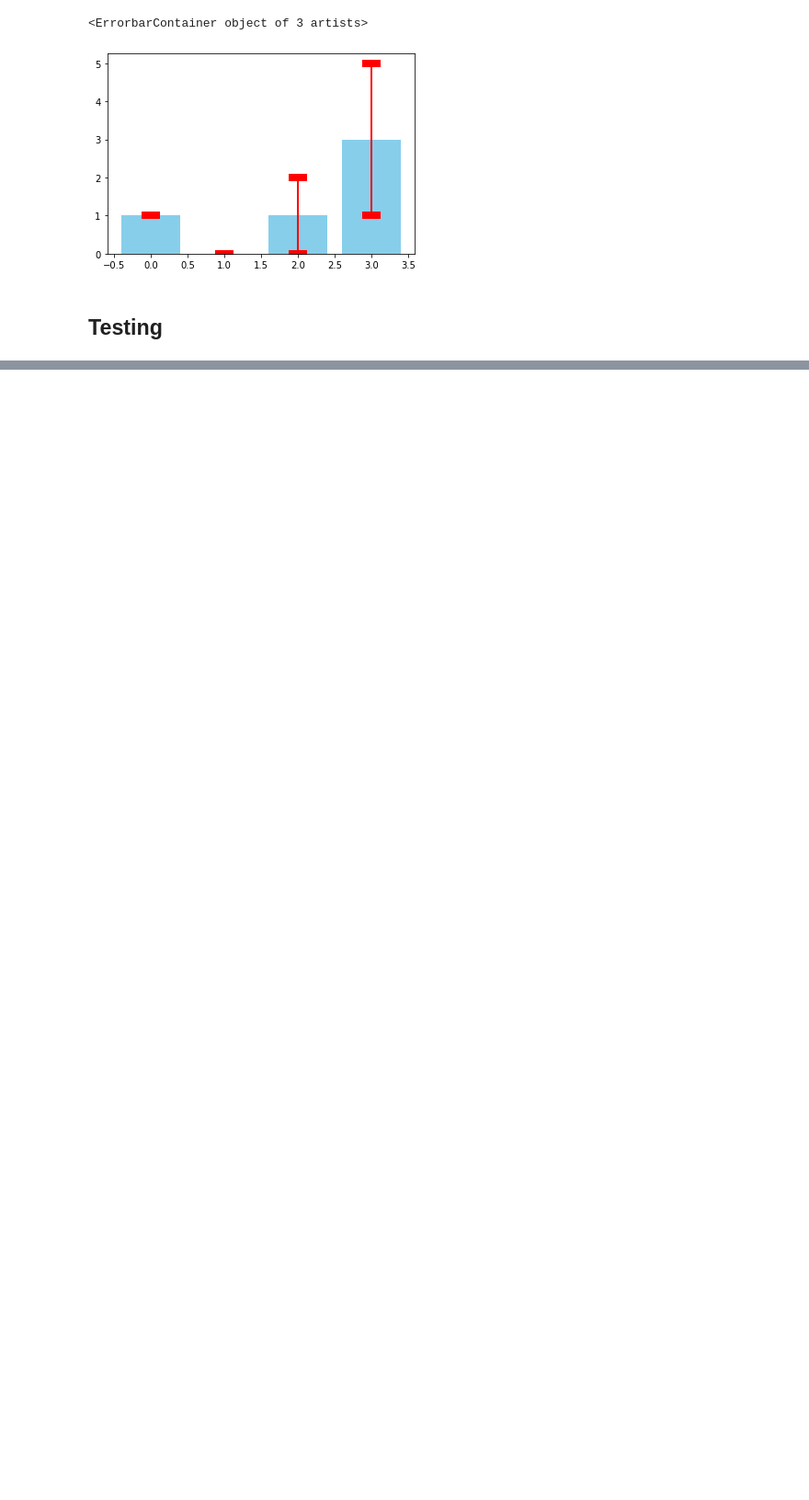
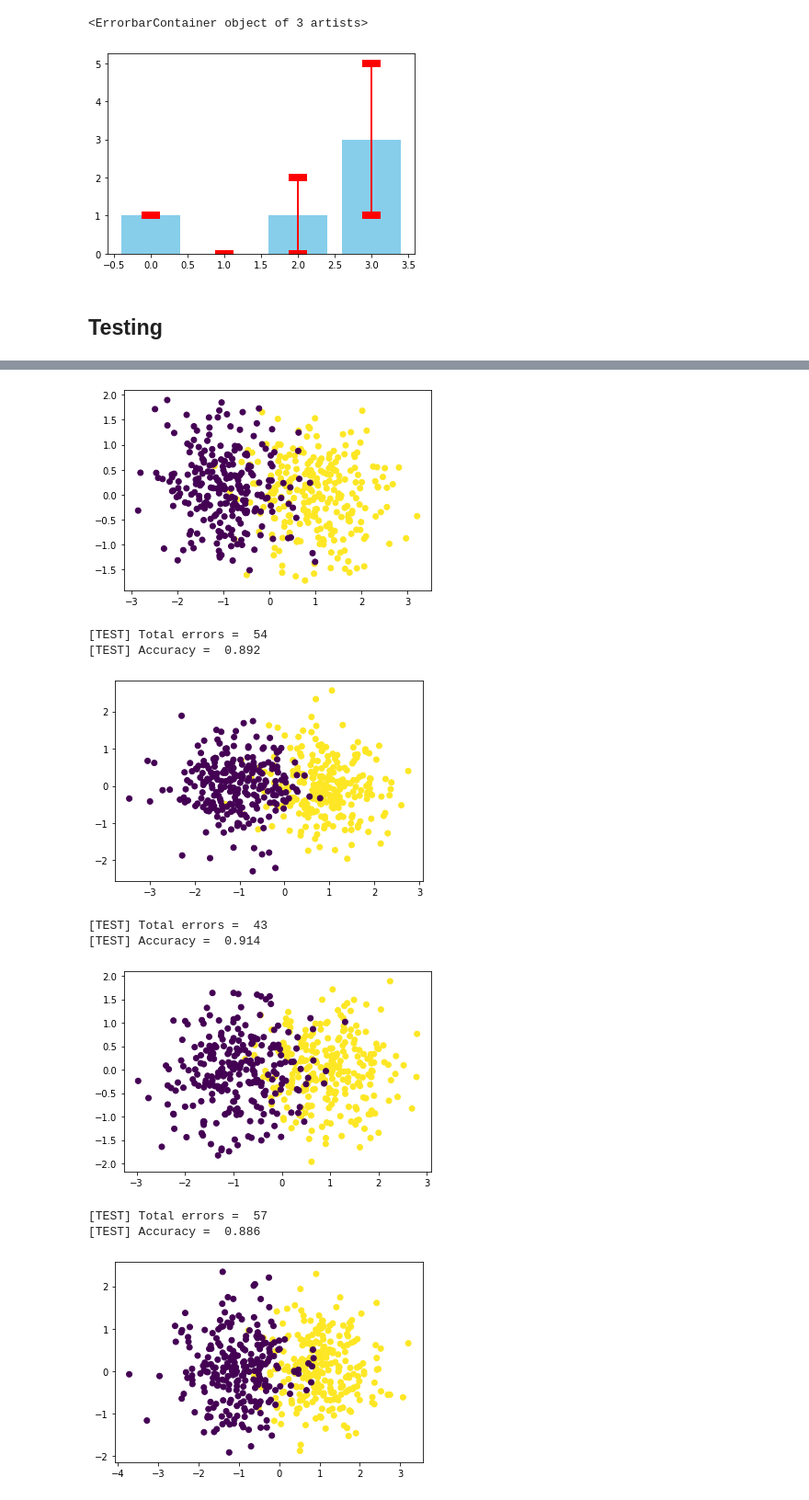
Before and after one commit to Panongbene/masster2IPP, a Jupyter notebook: TP_Perceptron_BOUNHAR_SWADOGO1.ipynb, the cells around one changed output, grey strips where cells are left out. Shown at 92% size. Cells and saved outputs as stored; diff of their text form; code cells hidden in the pictures; blank space fills up the shorter version.

```diff
--- a/TP_Perceptron_BOUNHAR_SWADOGO1.ipynb
+++ b/TP_Perceptron_BOUNHAR_SWADOGO1.ipynb
@@ -302,0 +307,15 @@ testModel(W, b, N, mu_1, mu_2, sigma_2, matrix_cov)
+# %%
+sigmas_2 = [0.05, 0.25, 0.50, 0.75]
+for sigma_2 in sigmas_2 :
+    testModel(W, b, N, mu_1, mu_2, sigma_2, matrix_cov)
+# %% [output]
+[figure, added]
+[TEST] Total errors =  54
+[TEST] Accuracy =  0.892
+[figure, added]
+[TEST] Total errors =  43
+[TEST] Accuracy =  0.914
+[figure, added]
+[TEST] Total errors =  57
+[TEST] Accuracy =  0.886
+[figure, added]
```
Also changed, not shown: parts of 9 cells of this notebook.
